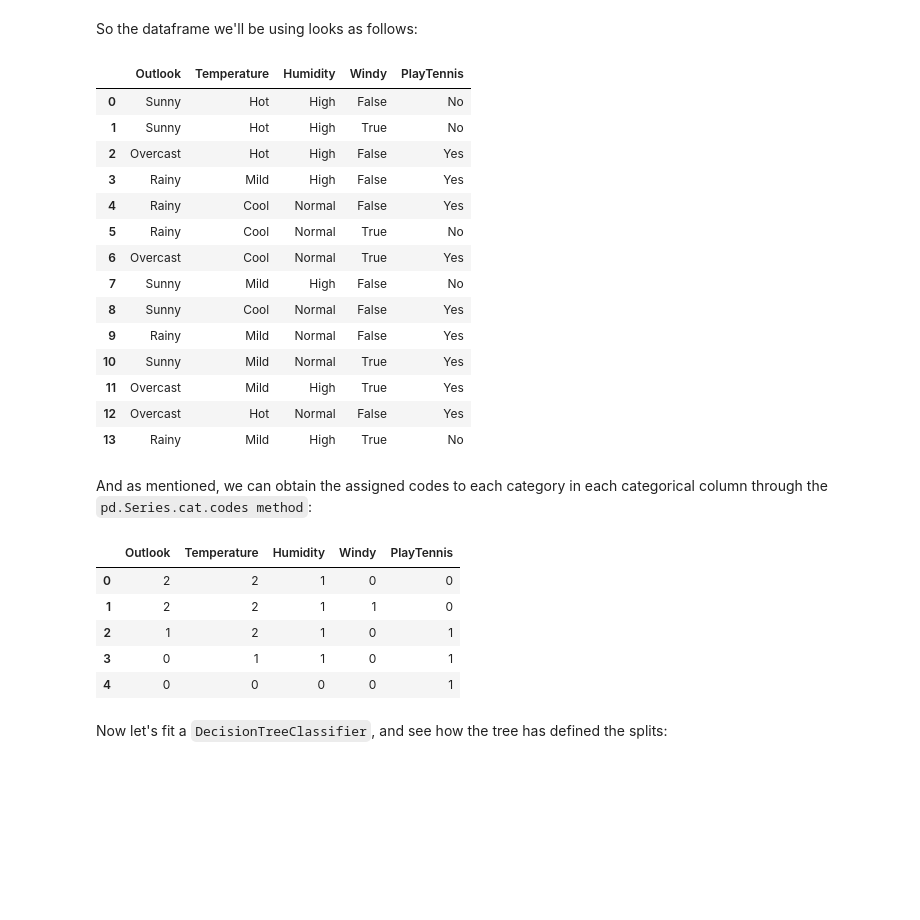
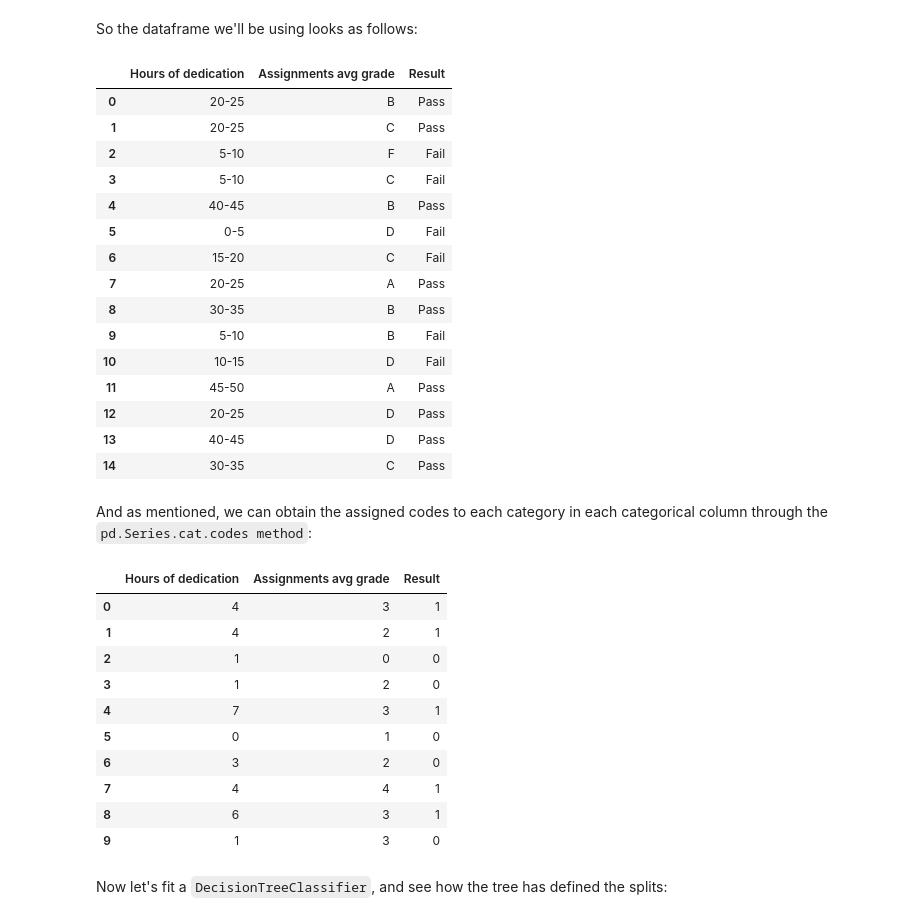
Before and after one commit to AlexanderNixon/Machine-learning-reads, a Jupyter notebook: Encoding_ordinal_features.ipynb, the cells around one changed output. Drawn from its saved outputs; the diff is of its cells as text; code cells hidden in the pictures; blank space fills up the shorter version.

```diff
--- a/Encoding_ordinal_features.ipynb
+++ b/Encoding_ordinal_features.ipynb
@@ -62,3 +28,25 @@ df = pd.DataFrame(
+# %%
+df = pd.DataFrame(
+        {'Hours of dedication': pd.Categorical(
+              values =  ['20-25', '20-25', '5-10', '5-10', '40-45',
+                         '0-5', '15-20', '20-25', '30-35', '5-10',
+                         '10-15', '45-50', '20-25', '40-45', '30-35'],
+              categories=['0-5', '5-10', '10-15', '15-20',
+                          '20-25', '25-30','30-35','40-45', '45-50']),
+
+         'Assignments avg grade': pd.Categorical(
+             values =  ['B', 'C', 'F', 'C', 'B',
+                        'D', 'C', 'A', 'B', 'B',
+                        'D', 'A', 'D', 'D', 'C'],
+             categories=['F', 'D', 'C', 'B','A']),
+
+         'Result': pd.Categorical(
+             values = ['Pass', 'Pass', 'Fail', 'Fail', 'Pass',
+                       'Fail', 'Fail','Pass','Pass', 'Fail',
+                       'Fail', 'Pass', 'Pass', 'Pass', 'Pass'],
+             categories=['Fail', 'Pass'])
+        }
+    )
 # %% [markdown]
 I've defined all columns as `pd.Categorical`, having all categories start from the most *negative* value (that is, those that push the prediction towards No).
 
@@ -68,33 +56,39 @@ So the dataframe we'll be using looks as follows:
 # %%
 df
 # %% [output]
-|  | Outlook | Temperature | Humidity | Windy | PlayTennis |
-| 0 | Sunny | Hot | High | False | No |
-| 1 | Sunny | Hot | High | True | No |
-| 2 | Overcast | Hot | High | False | Yes |
-| 3 | Rainy | Mild | High | False | Yes |
-| 4 | Rainy | Cool | Normal | False | Yes |
-| 5 | Rainy | Cool | Normal | True | No |
-| 6 | Overcast | Cool | Normal | True | Yes |
-| 7 | Sunny | Mild | High | False | No |
-| 8 | Sunny | Cool | Normal | False | Yes |
-| 9 | Rainy | Mild | Normal | False | Yes |
-| 10 | Sunny | Mild | Normal | True | Yes |
-| 11 | Overcast | Mild | High | True | Yes |
-| 12 | Overcast | Hot | Normal | False | Yes |
-| 13 | Rainy | Mild | High | True | No |
+|  | Hours of dedication | Assignments avg grade | Result |
+| 0 | 20-25 | B | Pass |
+| 1 | 20-25 | C | Pass |
+| 2 | 5-10 | F | Fail |
+| 3 | 5-10 | C | Fail |
+| 4 | 40-45 | B | Pass |
+| 5 | 0-5 | D | Fail |
+| 6 | 15-20 | C | Fail |
+| 7 | 20-25 | A | Pass |
+| 8 | 30-35 | B | Pass |
+| 9 | 5-10 | B | Fail |
+| 10 | 10-15 | D | Fail |
+| 11 | 45-50 | A | Pass |
+| 12 | 20-25 | D | Pass |
+| 13 | 40-45 | D | Pass |
+| 14 | 30-35 | C | Pass |
 # %% [markdown]
 And as mentioned, we can obtain the assigned codes to each category in each categorical column through the `pd.Series.cat.codes method`:
 # %%
 X = df.apply(lambda x: x.cat.codes)
-X.head()
+X.head(10)
 # %% [output]
-|  | Outlook | Temperature | Humidity | Windy | PlayTennis |
-| 0 | 2 | 2 | 1 | 0 | 0 |
-| 1 | 2 | 2 | 1 | 1 | 0 |
-| 2 | 1 | 2 | 1 | 0 | 1 |
-| 3 | 0 | 1 | 1 | 0 | 1 |
-| 4 | 0 | 0 | 0 | 0 | 1 |
+|  | Hours of dedication | Assignments avg grade | Result |
+| 0 | 4 | 3 | 1 |
+| 1 | 4 | 2 | 1 |
+| 2 | 1 | 0 | 0 |
+| 3 | 1 | 2 | 0 |
+| 4 | 7 | 3 | 1 |
+| 5 | 0 | 1 | 0 |
+| 6 | 3 | 2 | 0 |
+| 7 | 4 | 4 | 1 |
+| 8 | 6 | 3 | 1 |
+| 9 | 1 | 3 | 0 |
 # %% [markdown]
 Now let's fit a `DecisionTreeClassifier`, and see how the tree has defined the splits:
 # %%
```
Also changed, not shown: parts of 15 cells of this notebook.
